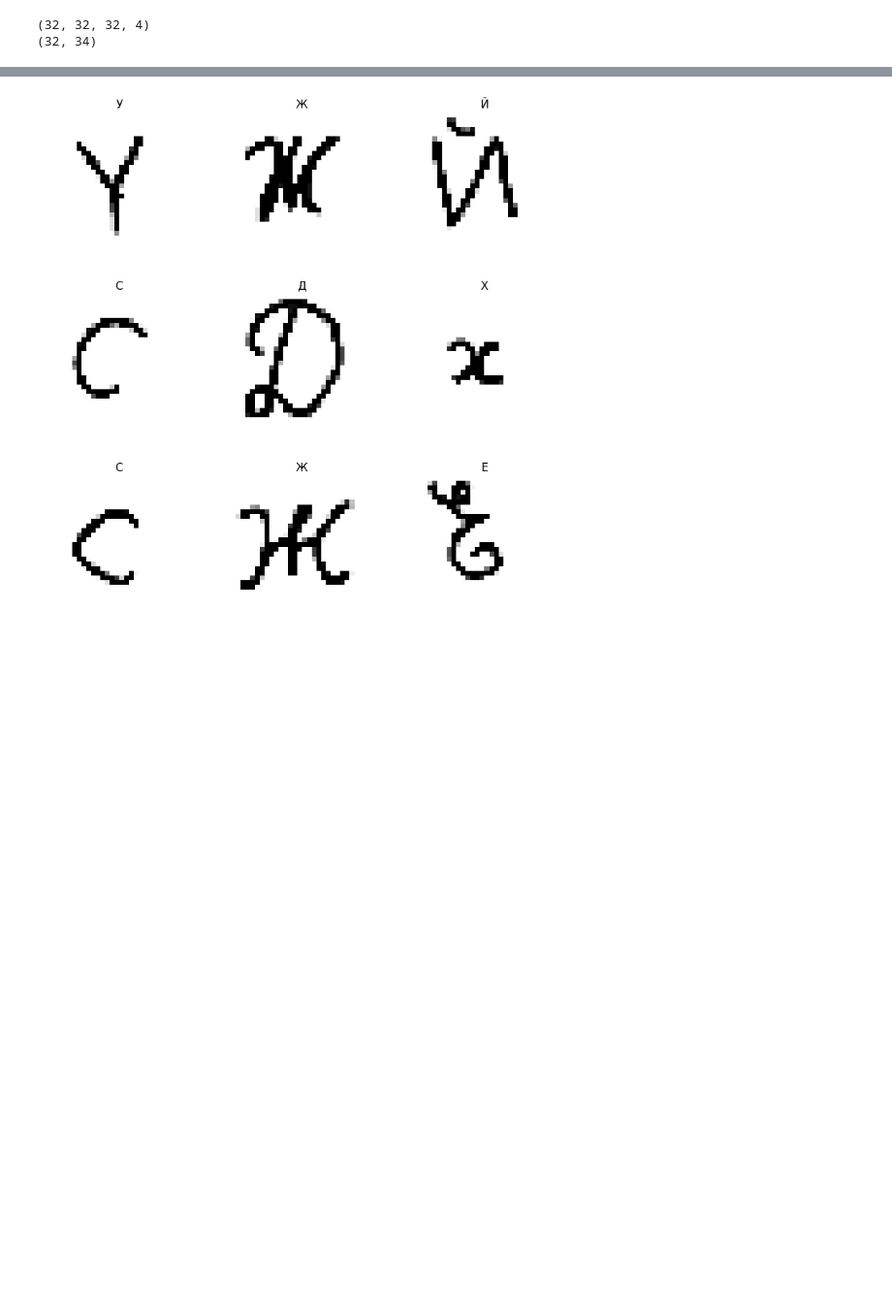
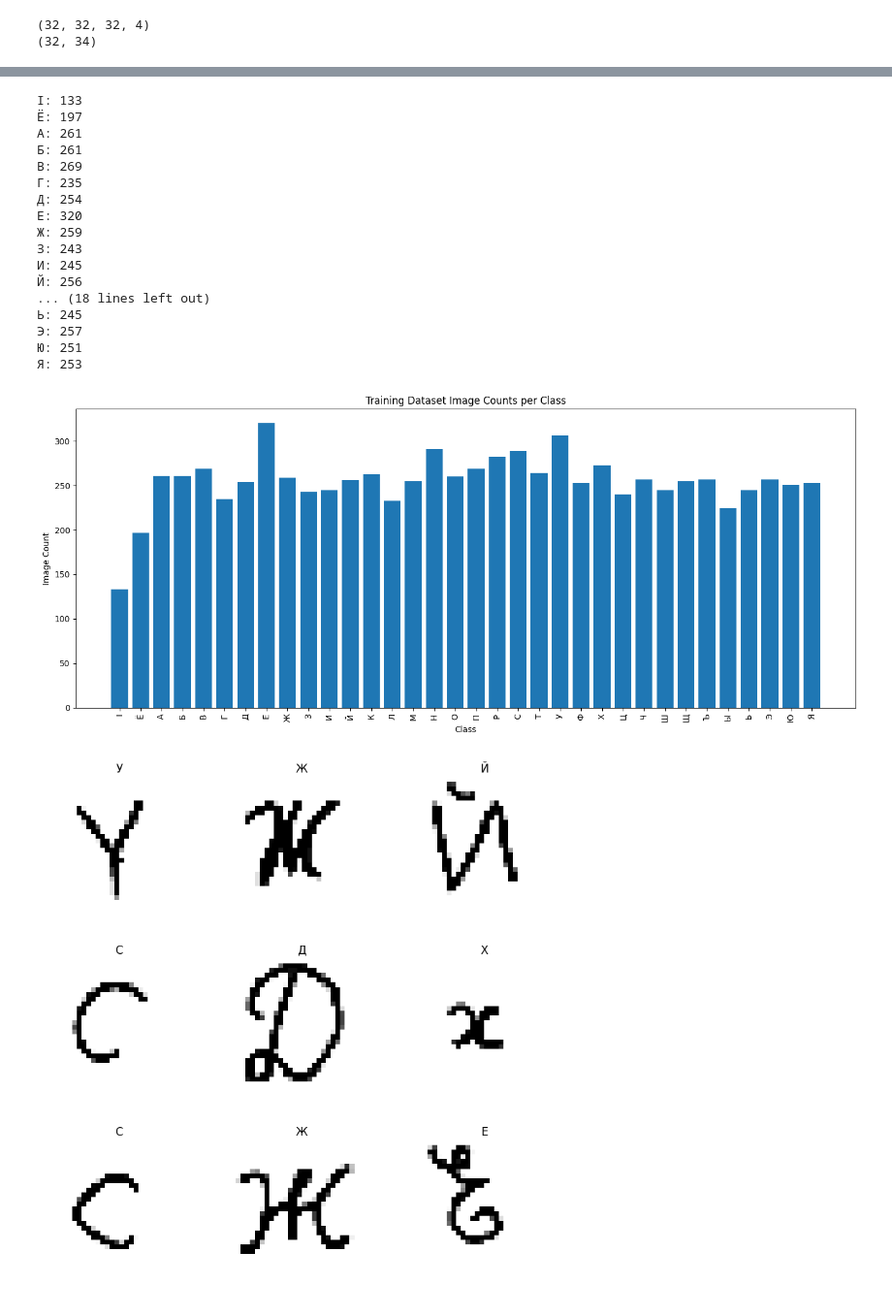
Before and after one commit to arismil/CoMNIST, a Jupyter notebook: model_train.ipynb, the cells around one changed output, grey strips where cells are left out. Shown at 97% size. Drawn from its saved outputs; the diff is of its cells as text; code cells hidden in the pictures; blank space fills up the shorter version.

```diff
--- a/model_train.ipynb
+++ b/model_train.ipynb
@@ -112,3 +178,39 @@ for image_batch, labels_batch in training_dataset:
+# %%
+train_labels = np.concatenate(
+    [np.argmax(labels_batch, axis=1) for _, labels_batch in training_dataset], axis=0
+)
+train_counts = np.bincount(train_labels, minlength=len(class_names))
+
+for class_name, count in zip(class_names, train_counts):
+    print(f"{class_name}: {count}")
+
+plt.figure(figsize=(14, 6))
+plt.bar(class_names, train_counts)
+plt.xticks(rotation=90)
+plt.title("Training Dataset Image Counts per Class")
+plt.ylabel("Image Count")
+plt.xlabel("Class")
+plt.tight_layout()
+plt.show()
+# %% [output]
+I: 133
+Ё: 197
+А: 261
+Б: 261
+В: 269
+Г: 235
+Д: 254
+Е: 320
+Ж: 259
+З: 243
+И: 245
+Й: 256
+... (18 lines left out)
+Ь: 245
+Э: 257
+Ю: 251
+Я: 253
+[figure, added]
 # %%
 plt.figure(figsize=(10, 10))
 for images, labels in training_dataset.take(1):
```
Also changed, not shown: parts of 2 cells of this notebook.
